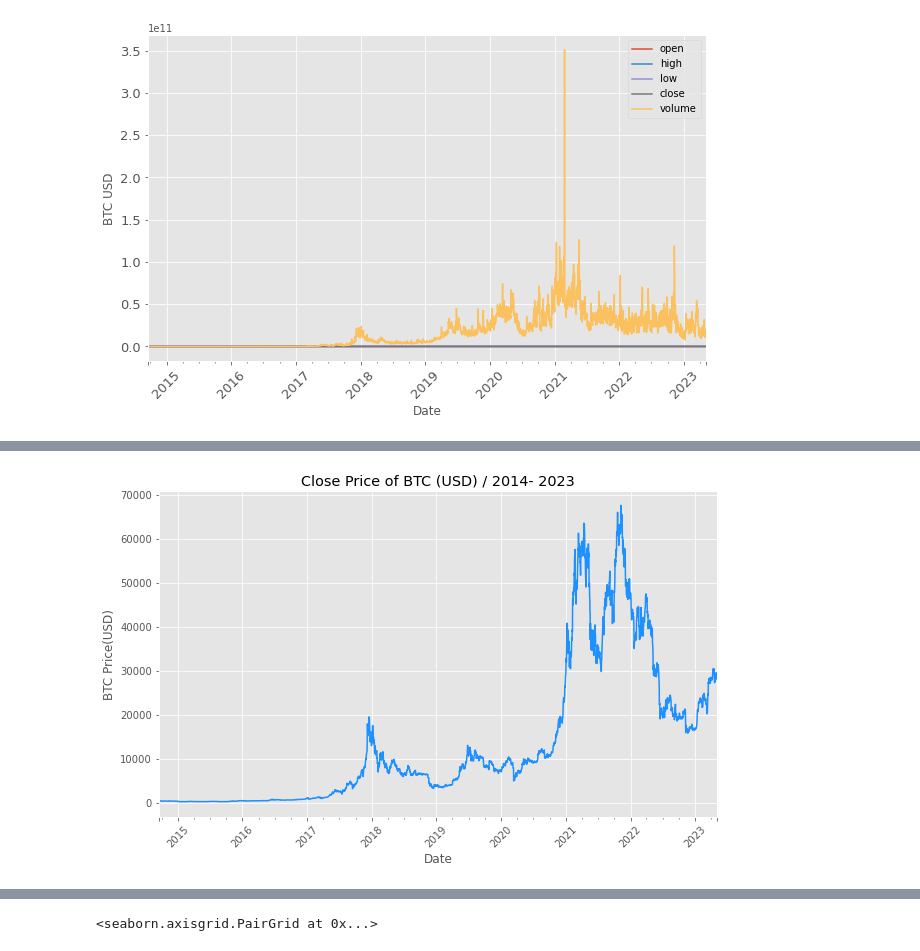
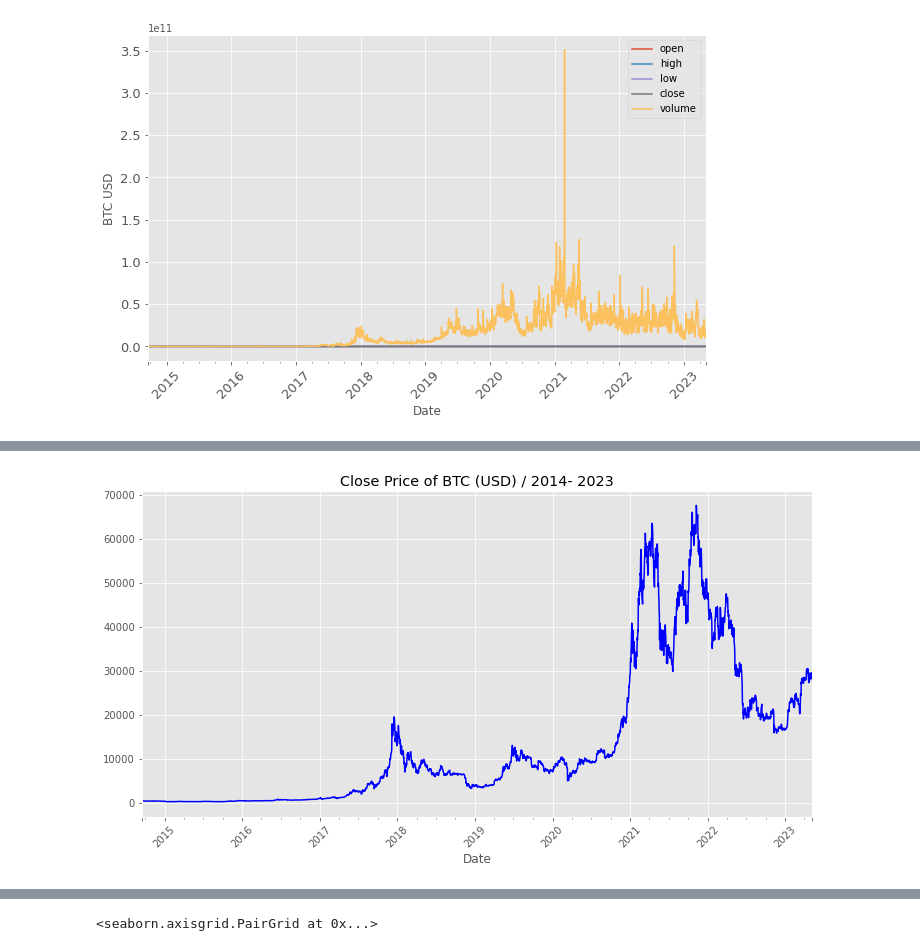
Before and after one commit to drykvf/Bitcoin_Pred_022023, a Jupyter notebook: Bitcoin Price Pred-HeraK.ipynb, the cells around one changed output, grey strips where cells are left out. Cells and saved outputs as stored; diff of their text form; code cells hidden in the pictures.

```diff
--- a/Bitcoin Price Pred-HeraK.ipynb
+++ b/Bitcoin Price Pred-HeraK.ipynb
@@ -239,13 +239,13 @@ plt.show()
 # %%
 # Close price of Bitcoin from 2014 to 2023
 
-df['close'].plot(ylabel='BTC Price(USD)', title='Close Price of BTC (USD) / 2014- 2023', figsize=(10, 6), color='dodgerblue')
+df['close'].plot(y='BTC Price(USD)', title='Close Price of BTC (USD) / 2014- 2023', figsize=(12, 6), color='blue')
 
 # Rotate the x-axis to read easier
 plt.xticks(rotation=45)
 
 #Save the figure
-#plt.savefig("Close Price BTC.png", transparent = True, dpi=150)
+plt.savefig("Close Price BTC.png", transparent = True, dpi=150)
 plt.show()
 # %% [output]
-[figure, old version]
+[figure, new version]
```
Also changed, not shown: parts of 53 cells of this notebook.
